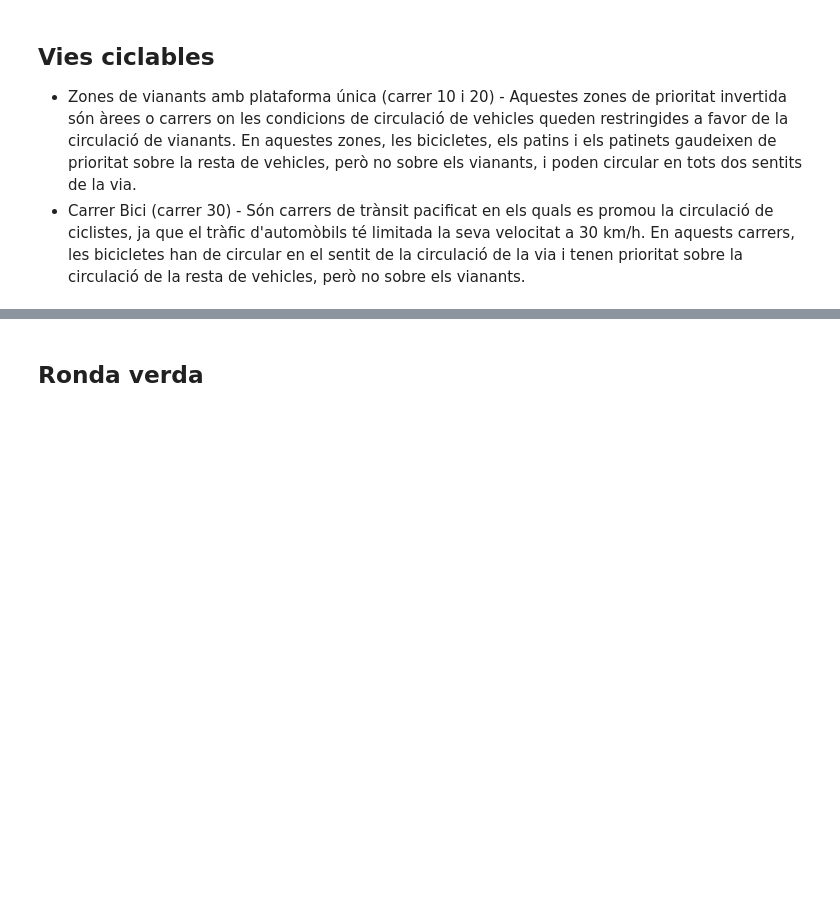
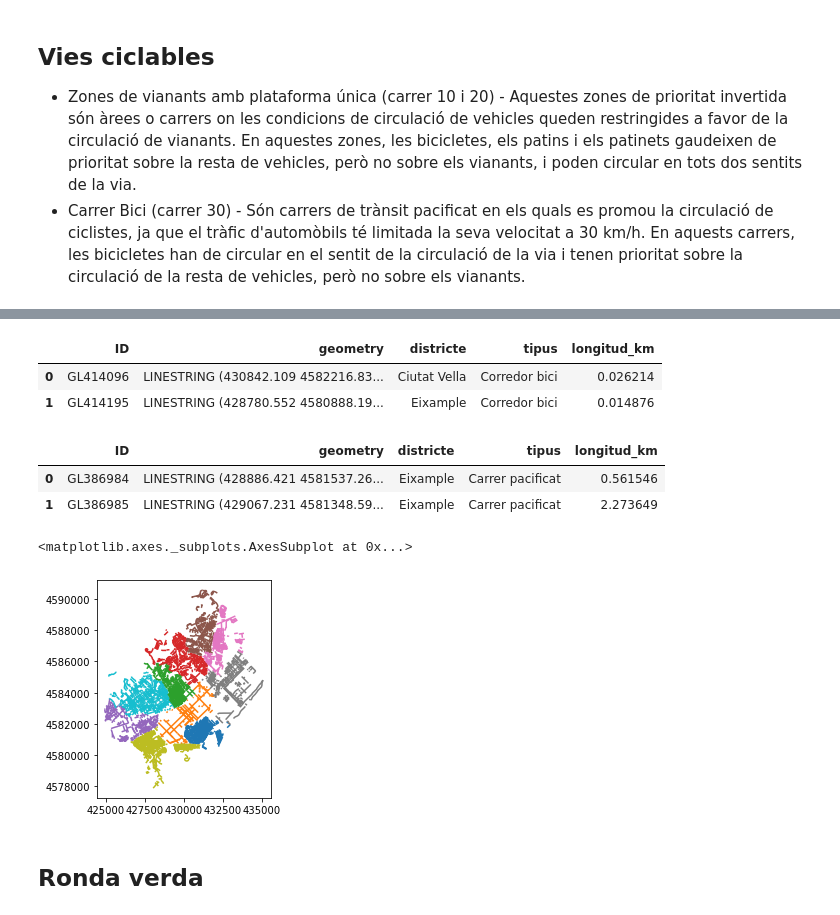
Before and after one commit to vboix2/BCN-bici, a Jupyter notebook: Data/Vies.ipynb, the cells around one changed output, grey strips where cells are left out. Cells and saved outputs as stored; diff of their text form; code cells hidden in the pictures; blank space fills up the shorter version.

```diff
--- a/Data/Vies.ipynb
+++ b/Data/Vies.ipynb
@@ -212,3 +265,66 @@ zones30.head(2)
+# %%
+# Corredors bici
+
+# Lectura de dades
+corredors = gpd.read_file('datasets/CORREDORS_BICI/CORREDORS_BICI.shp')\
+               .to_crs(districtes.crs)
+
+# Districte
+vies_corredor = gpd.clip(corredors, districtes.iloc[0].geometry)
+vies_corredor['districte'] = districtes.iloc[0].Districte
+
+for i in range(1,len(districtes)):
+    tmp = gpd.clip(corredors, districtes.iloc[i].geometry)
+    tmp['districte'] = districtes.iloc[i].Districte
+    vies_corredor = vies_corredor.append(tmp, ignore_index=True)
+
+# Atributs
+vies_corredor['tipus'] = 'Corredor bici'
+vies_corredor['longitud_km'] = vies_corredor.length / 1000
+vies_corredor.drop(columns=['CODI_CAPA','CODI_SUBCA','TOOLTIP'], inplace=True)
+
+# Unió dades
+vies = vies.append(vies_corredor, ignore_index=True)
+
+vies_corredor.head(2)
+# %% [output]
+|  | ID | geometry | districte | tipus | longitud_km |
+| 0 | GL414096 | LINESTRING (430842.109 4582216.83... | Ciutat Vella | Corredor bici | 0.026214 |
+| 1 | GL414195 | LINESTRING (428780.552 4580888.19... | Eixample | Corredor bici | 0.014876 |
+# %%
+# Carrers pacificats
+
+# Lectura dades
+pacificats = gpd.read_file('datasets/CARRERS_PACIFICATS/CARRERS_PACIFICATS.shp')\
+                .to_crs(districtes.crs)
+
+# Districte
+vies_pacificats = gpd.clip(pacificats, districtes.iloc[0].geometry)
+vies_pacificats['districte'] = districtes.iloc[0].Districte
+
+for i in range(1,len(districtes)):
+    tmp = gpd.clip(pacificats, districtes.iloc[i].geometry)
+    tmp['districte'] = districtes.iloc[i].Districte
+    vies_pacificats = vies_pacificats.append(tmp, ignore_index=True)
+
+# Atributs
+vies_pacificats['tipus'] = 'Carrer pacificat'
+vies_pacificats['longitud_km'] = vies_pacificats.length / 1000
+vies_pacificats.drop(columns=['CODI_CAPA','CODI_SUBCA','TOOLTIP'], inplace=True)
+
+# Unió dades
+vies = vies.append(vies_pacificats, ignore_index=True)
+
+vies_pacificats.head(2)
+# %% [output]
+|  | ID | geometry | districte | tipus | longitud_km |
+| 0 | GL386984 | LINESTRING (428886.421 4581537.26... | Eixample | Carrer pacificat | 0.561546 |
+| 1 | GL386985 | LINESTRING (429067.231 4581348.59... | Eixample | Carrer pacificat | 2.273649 |
+# %%
+vies.plot(column='districte')
+# %% [output]
+<matplotlib.axes._subplots.AxesSubplot at 0x...>
+[figure, added]
 # %% [markdown]
 ## Ronda verda
 # %%
```
Also changed, not shown: parts of 15 cells of this notebook.
